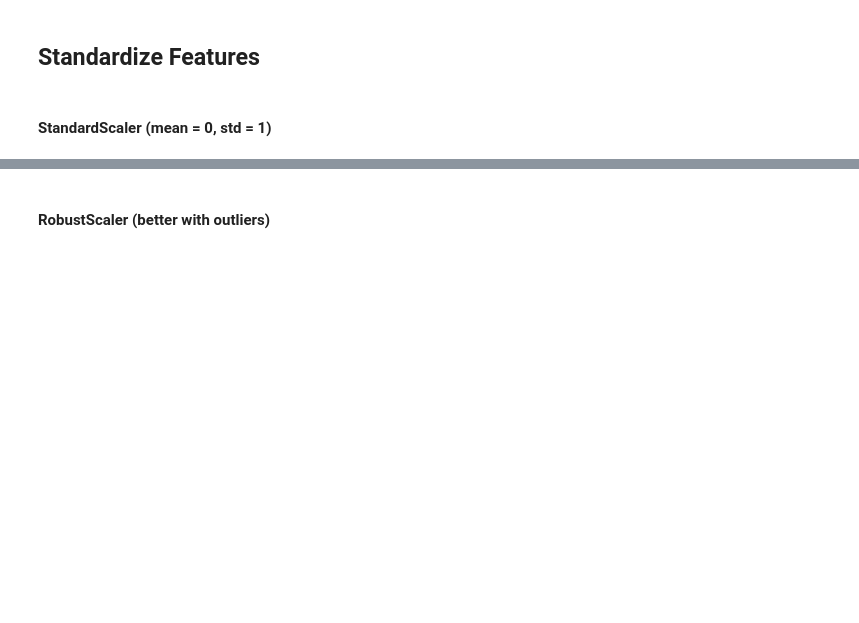
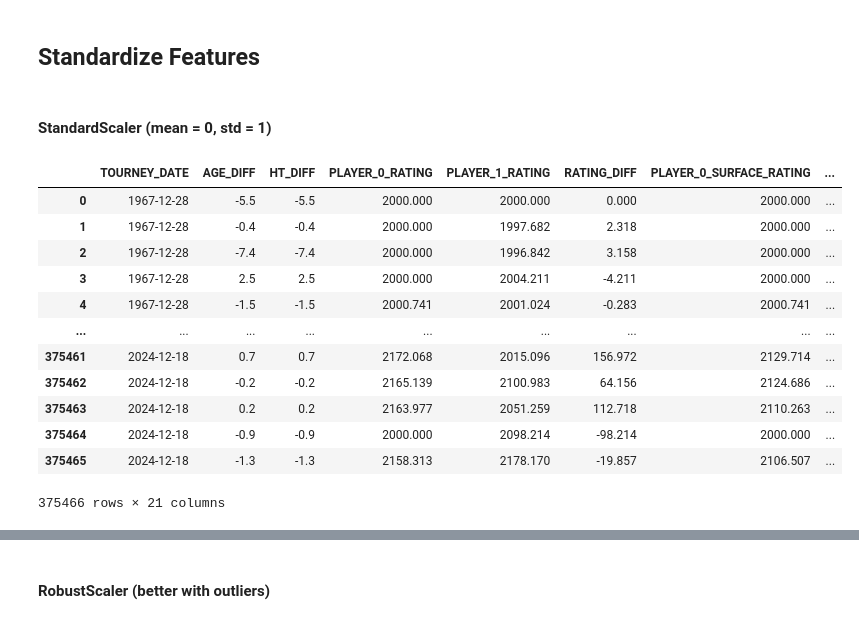
Before and after one commit to PauloRugani/atp-match-predictor, a Jupyter notebook: notebooks/5_preprocessing.ipynb, the cells around one changed output, grey strips where cells are left out. Saved outputs shown, nothing was run; the diff lists cells and outputs as text; code cells hidden in the pictures; blank space fills up the shorter version.

```diff
--- a/notebooks/5_preprocessing.ipynb
+++ b/notebooks/5_preprocessing.ipynb
@@ -114,6 +111,22 @@ scaler = StandardScaler()
 # %%
 feature_std_esc = scaler.fit_transform(feature.loc[:, feature.columns != 'TOURNEY_DATE'])
 feature_std_esc = pd.DataFrame(feature_std_esc)
+# %%
+feature
+# %% [output]
+|  | TOURNEY_DATE | AGE_DIFF | HT_DIFF | PLAYER_0_RATING | PLAYER_1_RATING | RATING_DIFF | PLAYER_0_SURFACE_RATING | ... |
+| 0 | 1967-12-28 | -5.5 | -5.5 | 2000.000 | 2000.000 | 0.000 | 2000.000 | ... |
+| 1 | 1967-12-28 | -0.4 | -0.4 | 2000.000 | 1997.682 | 2.318 | 2000.000 | ... |
+| 2 | 1967-12-28 | -7.4 | -7.4 | 2000.000 | 1996.842 | 3.158 | 2000.000 | ... |
+| 3 | 1967-12-28 | 2.5 | 2.5 | 2000.000 | 2004.211 | -4.211 | 2000.000 | ... |
+| 4 | 1967-12-28 | -1.5 | -1.5 | 2000.741 | 2001.024 | -0.283 | 2000.741 | ... |
+| ... | ... | ... | ... | ... | ... | ... | ... | ... |
+| 375461 | 2024-12-18 | 0.7 | 0.7 | 2172.068 | 2015.096 | 156.972 | 2129.714 | ... |
+| 375462 | 2024-12-18 | -0.2 | -0.2 | 2165.139 | 2100.983 | 64.156 | 2124.686 | ... |
+| 375463 | 2024-12-18 | 0.2 | 0.2 | 2163.977 | 2051.259 | 112.718 | 2110.263 | ... |
+| 375464 | 2024-12-18 | -0.9 | -0.9 | 2000.000 | 2098.214 | -98.214 | 2000.000 | ... |
+| 375465 | 2024-12-18 | -1.3 | -1.3 | 2158.313 | 2178.170 | -19.857 | 2106.507 | ... |
+375466 rows × 21 columns
 # %%
 feature_std_esc['TOURNEY_DATE'] = feature['TOURNEY_DATE']
 feature_std_esc.head(3)
```
Also changed, not shown: parts of 20 cells of this notebook, 2 other files.
